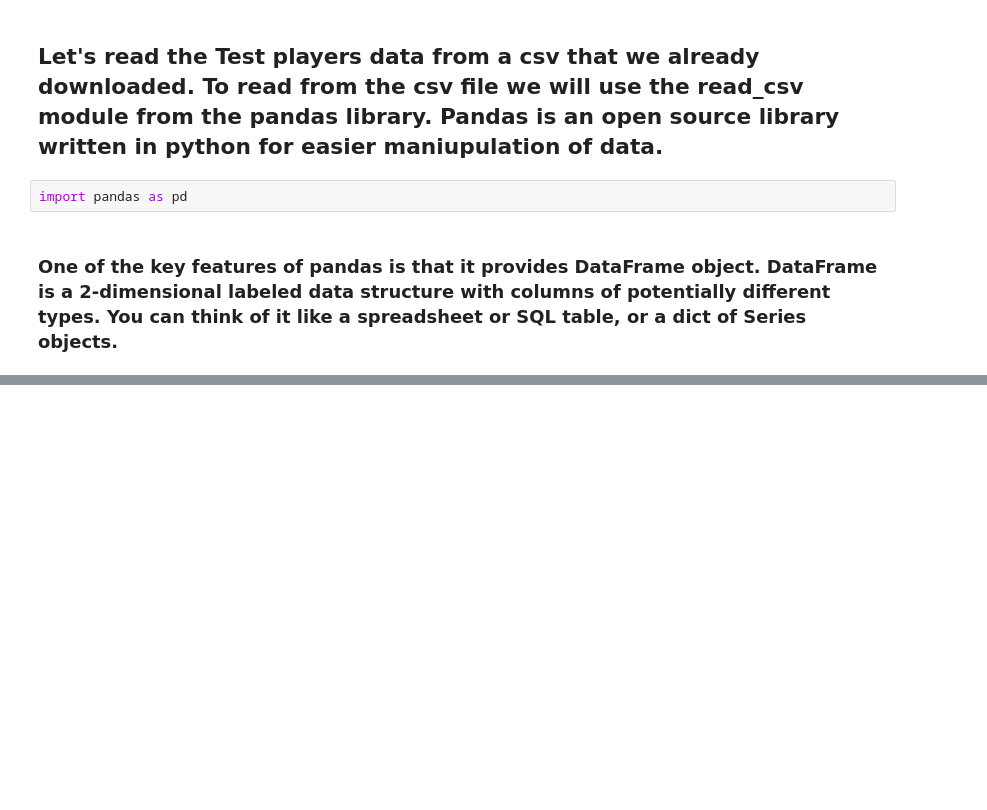
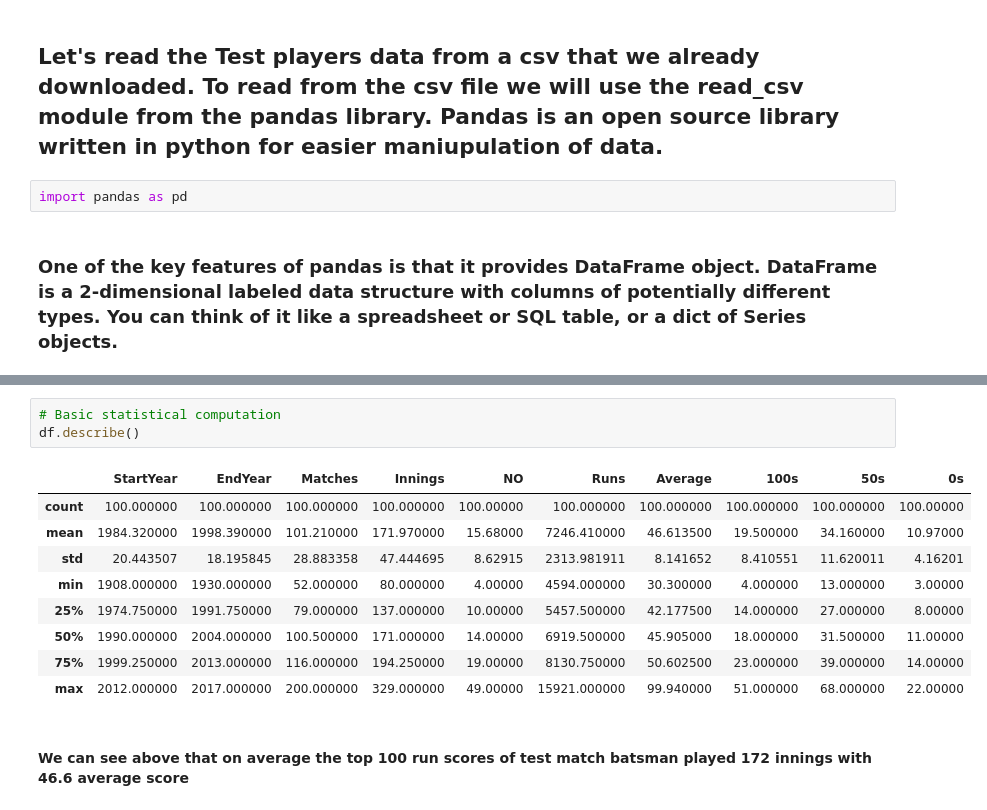
Before and after one commit to peteratwork/orangemen, a Jupyter notebook: PyCricket/PyCricket/Cricket Analysis.ipynb, the cells around one changed output, grey strips where cells are left out. Cells and saved outputs as stored; diff of their text form; blank space fills up the shorter version.

```diff
--- a/PyCricket/PyCricket/Cricket Analysis.ipynb
+++ b/PyCricket/PyCricket/Cricket Analysis.ipynb
@@ -18,0 +74,15 @@ df.head()
+# %%
+# Basic statistical computation
+df.describe()
+# %% [output]
+|  | StartYear | EndYear | Matches | Innings | NO | Runs | Average | 100s | 50s | 0s |
+| count | 100.000000 | 100.000000 | 100.000000 | 100.000000 | 100.00000 | 100.000000 | 100.000000 | 100.000000 | 100.000000 | 100.00000 |
+| mean | 1984.320000 | 1998.390000 | 101.210000 | 171.970000 | 15.68000 | 7246.410000 | 46.613500 | 19.500000 | 34.160000 | 10.97000 |
+| std | 20.443507 | 18.195845 | 28.883358 | 47.444695 | 8.62915 | 2313.981911 | 8.141652 | 8.410551 | 11.620011 | 4.16201 |
+| min | 1908.000000 | 1930.000000 | 52.000000 | 80.000000 | 4.00000 | 4594.000000 | 30.300000 | 4.000000 | 13.000000 | 3.00000 |
+| 25% | 1974.750000 | 1991.750000 | 79.000000 | 137.000000 | 10.00000 | 5457.500000 | 42.177500 | 14.000000 | 27.000000 | 8.00000 |
+| 50% | 1990.000000 | 2004.000000 | 100.500000 | 171.000000 | 14.00000 | 6919.500000 | 45.905000 | 18.000000 | 31.500000 | 11.00000 |
+| 75% | 1999.250000 | 2013.000000 | 116.000000 | 194.250000 | 19.00000 | 8130.750000 | 50.602500 | 23.000000 | 39.000000 | 14.00000 |
+| max | 2012.000000 | 2017.000000 | 200.000000 | 329.000000 | 49.00000 | 15921.000000 | 99.940000 | 51.000000 | 68.000000 | 22.00000 |
+# %% [markdown]
+#### We can see above that on average the top 100 run scores of test match batsman played 172 innings with 46.6 average score
```
Also changed, not shown: parts of 14 cells of this notebook.
